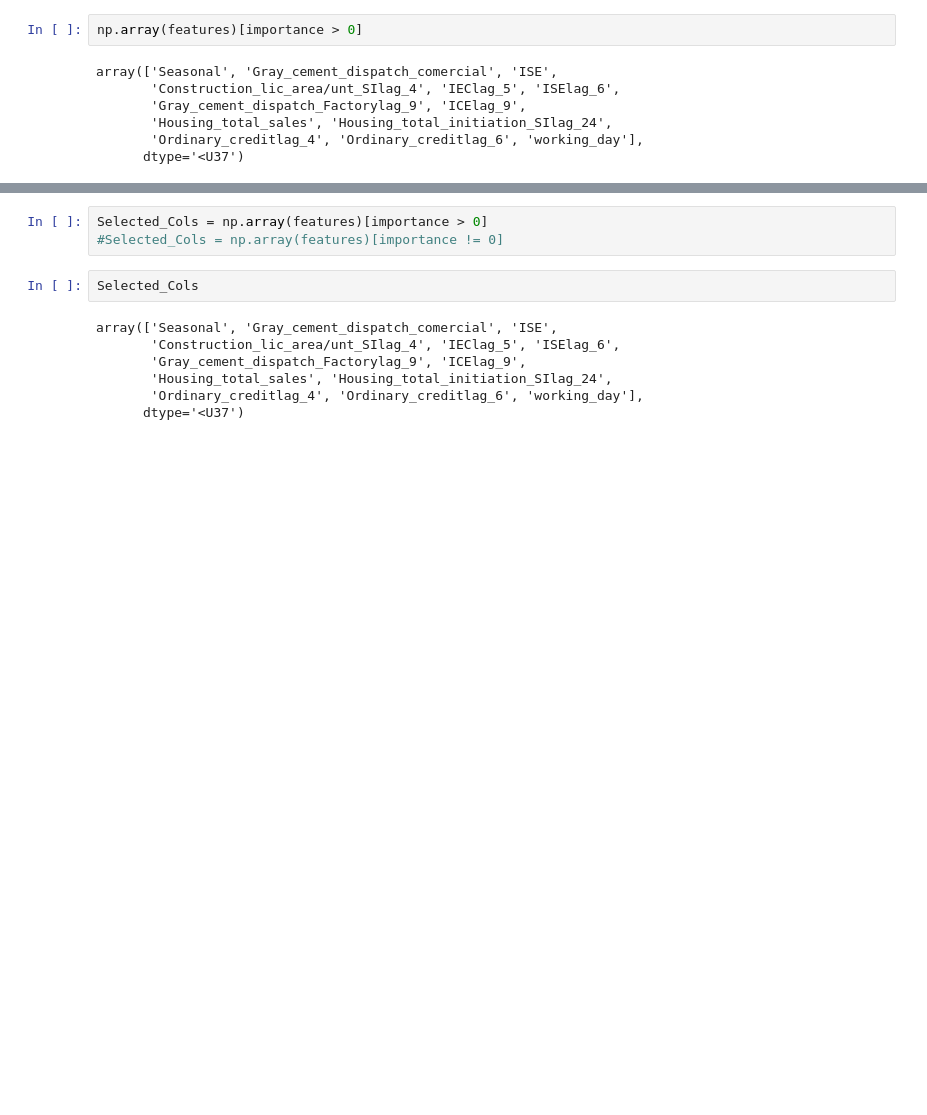
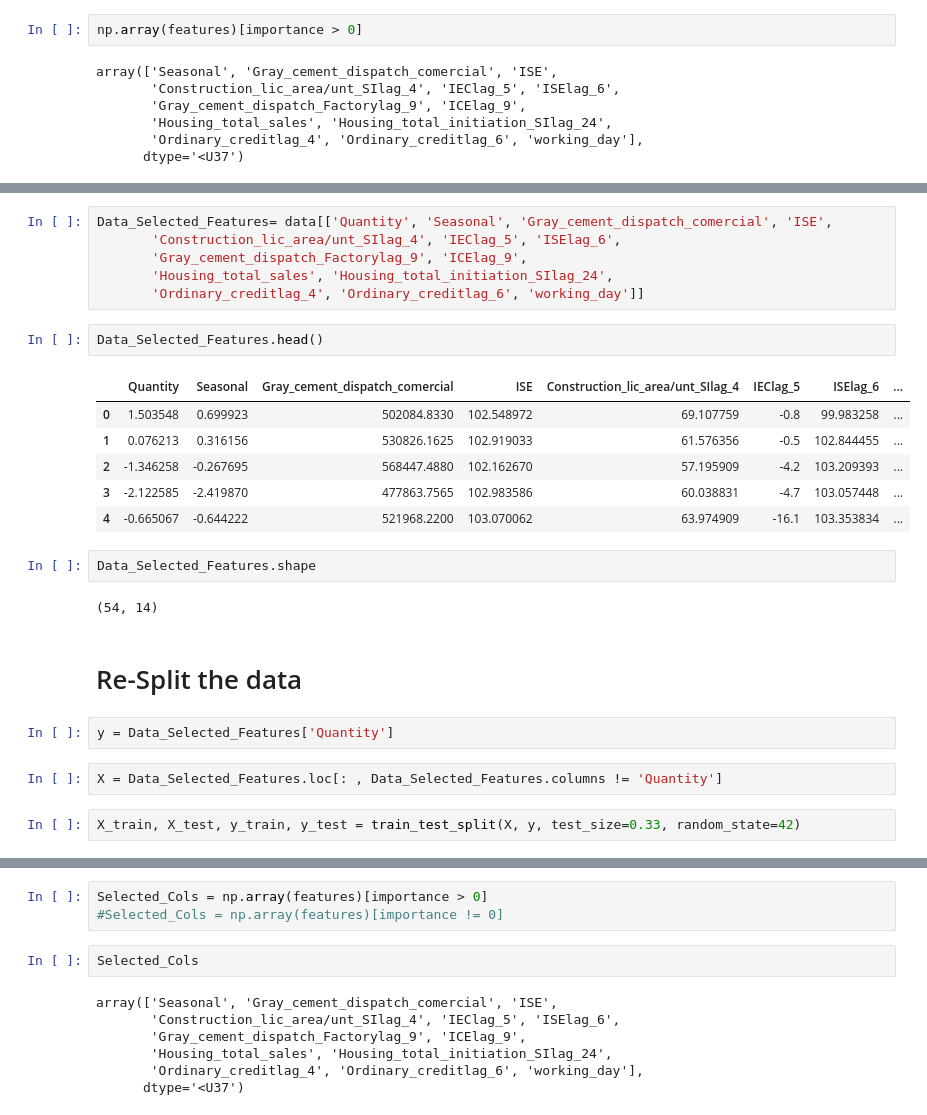
Before and after one commit to JF11579/Adelphi, a Jupyter notebook: Colab_4_Joe_Sandbox.ipynb, the cells around one changed output, grey strips where cells are left out. Drawn from its saved outputs; the diff is of its cells as text; blank space fills up the shorter version.

```diff
--- a/Colab_4_Joe_Sandbox.ipynb
+++ b/Colab_4_Joe_Sandbox.ipynb
@@ -420,0 +381,27 @@ array(['Seasonal', 'Gray_cement_dispatch_comercial', 'ISE',
+# %%
+Data_Selected_Features= data[['Quantity', 'Seasonal', 'Gray_cement_dispatch_comercial', 'ISE',
+       'Construction_lic_area/unt_SIlag_4', 'IEClag_5', 'ISElag_6',
+       'Gray_cement_dispatch_Factorylag_9', 'ICElag_9',
+       'Housing_total_sales', 'Housing_total_initiation_SIlag_24',
+       'Ordinary_creditlag_4', 'Ordinary_creditlag_6', 'working_day']]
+# %%
+Data_Selected_Features.head()
+# %% [output]
+|  | Quantity | Seasonal | Gray_cement_dispatch_comercial | ISE | Construction_lic_area/unt_SIlag_4 | IEClag_5 | ISElag_6 | ... |
+| 0 | 1.503548 | 0.699923 | 502084.8330 | 102.548972 | 69.107759 | -0.8 | 99.983258 | ... |
+| 1 | 0.076213 | 0.316156 | 530826.1625 | 102.919033 | 61.576356 | -0.5 | 102.844455 | ... |
+| 2 | -1.346258 | -0.267695 | 568447.4880 | 102.162670 | 57.195909 | -4.2 | 103.209393 | ... |
+| 3 | -2.122585 | -2.419870 | 477863.7565 | 102.983586 | 60.038831 | -4.7 | 103.057448 | ... |
+| 4 | -0.665067 | -0.644222 | 521968.2200 | 103.070062 | 63.974909 | -16.1 | 103.353834 | ... |
+# %%
+Data_Selected_Features.shape
+# %% [output]
+(54, 14)
+# %% [markdown]
+# Re-Split the data
+# %%
+y = Data_Selected_Features['Quantity']
+# %%
+X = Data_Selected_Features.loc[: , Data_Selected_Features.columns != 'Quantity']
+# %%
+X_train, X_test, y_train, y_test = train_test_split(X, y, test_size=0.33, random_state=42)
```
Also changed, not shown: parts of 39 cells of this notebook.
